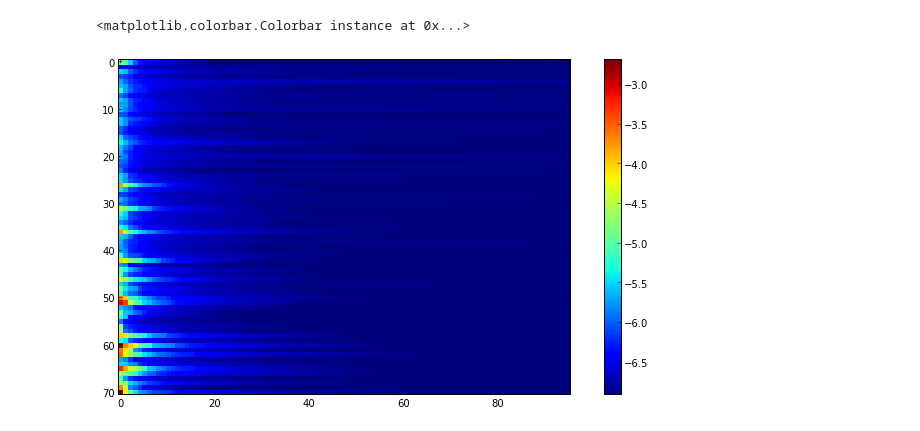
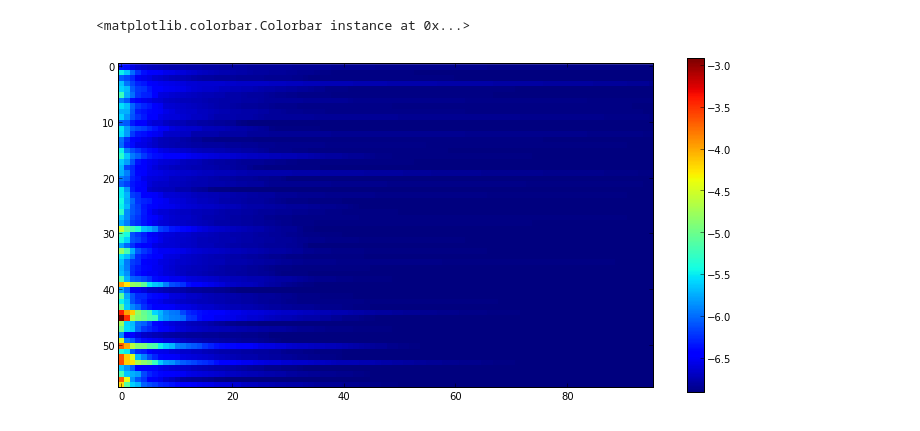
Before and after one commit to rossant/spiky, a Jupyter notebook: experimental/matrix.ipynb, the cells around one changed output. Cells and saved outputs as stored; diff of their text form; code cells hidden in the pictures.

Commit message:
fixed correlation matrix

```diff
--- a/experimental/matrix.ipynb
+++ b/experimental/matrix.ipynb
@@ -40,6 +40,7 @@ def get_actual_filename(filename, extension, fileindex=1):
 filename = "../_test/data/test"
 filename = r"D:\Spike sorting\spike_sorting_janelia\32Channels\trace_32Chan_linear32\MKK_CDfixedderived\kenneth_1\trace_32Chan"
 filename = r"D:\Spike sorting\matrix\n6mab061109quarter1_n6mab031109_MKKdistfloat_197_regular2p3_1_subset_129929"
+filename = r"D:\Spike sorting\matrix\2\n6mab061109quarter1_n6mab031109_MKKdistfloat_197_regular2p3_1_subset_129929"
 fileindex = 1
 fetdim = 3
 nchannels = 32
@@ -139,22 +140,22 @@ for c in xrange(nClusters):
         CovMatinv = np.linalg.inv(CovMat)
         LogDet = np.log(np.linalg.det(CovMat))
 
-        stats[c] = (Mean, CovMat, CovMatinv, LogDet)
+        stats[c] = (Mean, CovMat, CovMatinv, LogDet, len(MyPoints))
 
 clusters = sorted(stats.keys())
 # %%
 eigs=[]
 for ci in clusters:
-    Mean, CovMat, CovMatinv, LogDet = stats[ci]
+    Mean, CovMat, CovMatinv, LogDet, npoints = stats[ci]
     eigs.append(sorted(eig(CovMat)[0])[::-1])
 eigs = array(eigs)
 figure(figsize=(12,6))
 #print eigs
 imshow(log(eigs), interpolation='none')
 colorbar()
 # %% [output]
 <matplotlib.colorbar.Colorbar instance at 0x...>
-[figure, old version]
+[figure, new version]
 # %%
 #clusters = sorted(stats.keys())
 #matrix_original = zeros((nClusters, nClusters))
```
Also changed, not shown: parts of 7 cells of this notebook, 3 other files.
